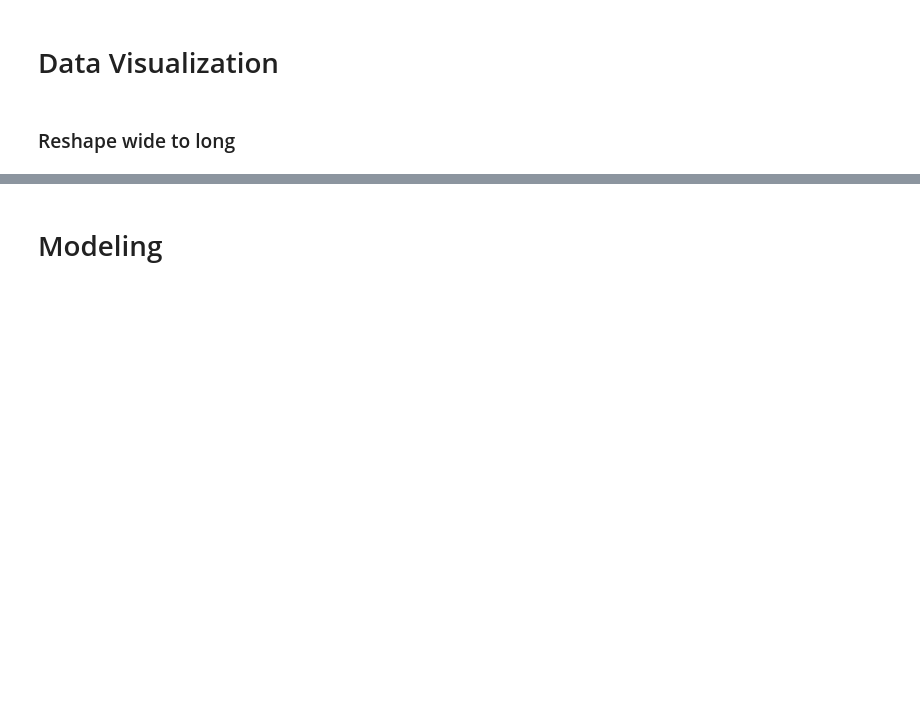
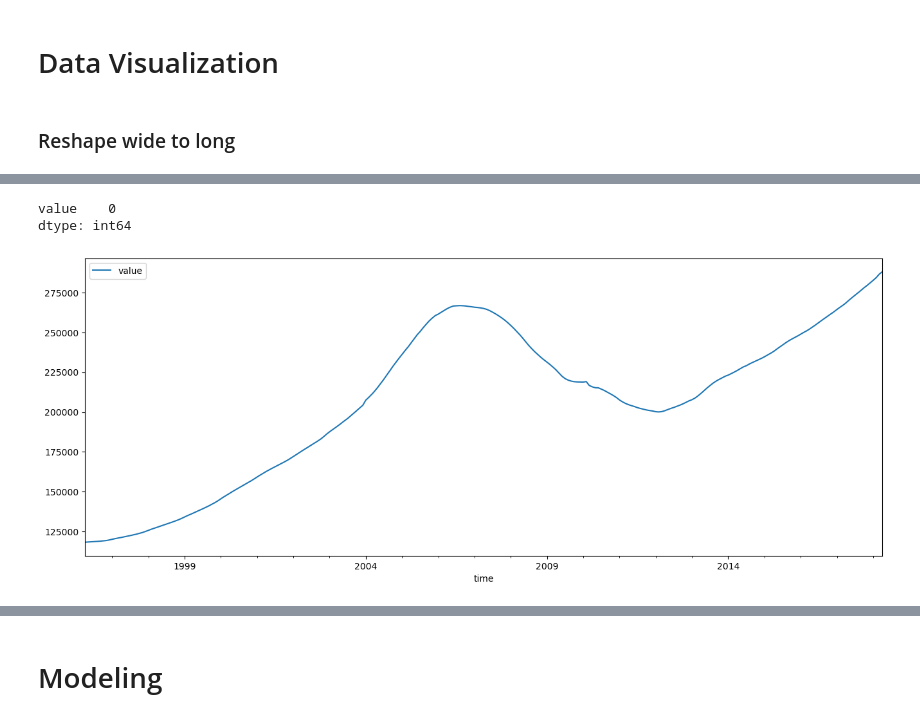
Before and after one commit to lalynjay/Time_series_analysis, a Jupyter notebook: Time_series_analysis.ipynb, the cells around one changed output, grey strips where cells are left out. Saved outputs shown, nothing was run; the diff lists cells and outputs as text; code cells hidden in the pictures; blank space fills up the shorter version.

Commit message:
Started visualizations

```diff
--- a/Time_series_analysis.ipynb
+++ b/Time_series_analysis.ipynb
@@ -130,3 +130,6 @@ def melt_data(df):
     melted['time'] = pd.to_datetime(melted['time'], infer_datetime_format=True)
     melted = melted.dropna(subset=['value'])
     return melted.groupby('time').aggregate({'value':'mean'})
+# %%
+long_df = melt_data(df)
+long_df.head()
@@ -132,0 +155,12 @@ def melt_data(df):
+# %%
+long_df.isnull().sum()
+# %% [output]
+value    0
+dtype: int64
+# %%
+import matplotlib.pyplot as plt
+%matplotlib inline
+
+long_df.plot(figsize = (16,6));
+# %% [output]
+[figure, added]
```
Also changed, not shown: parts of 7 cells of this notebook.
